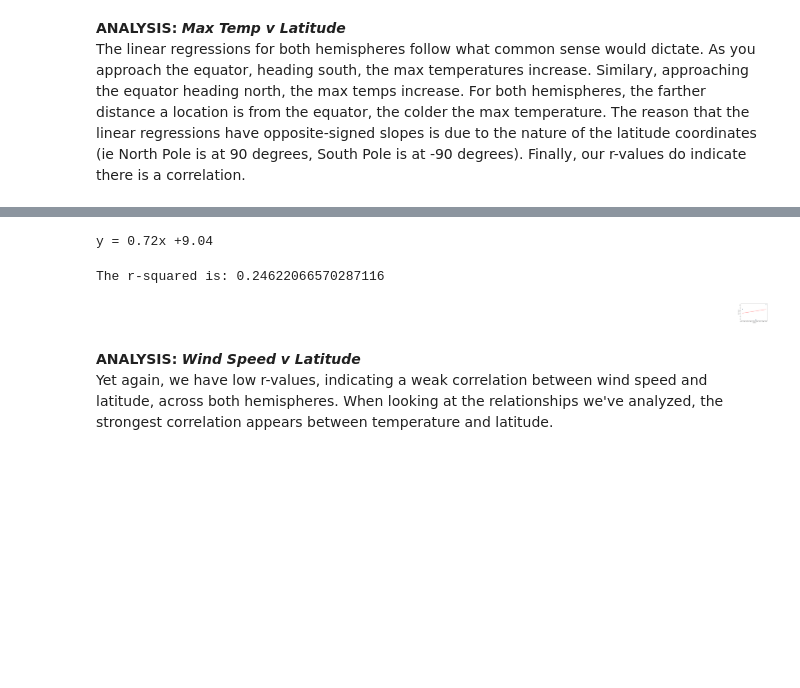
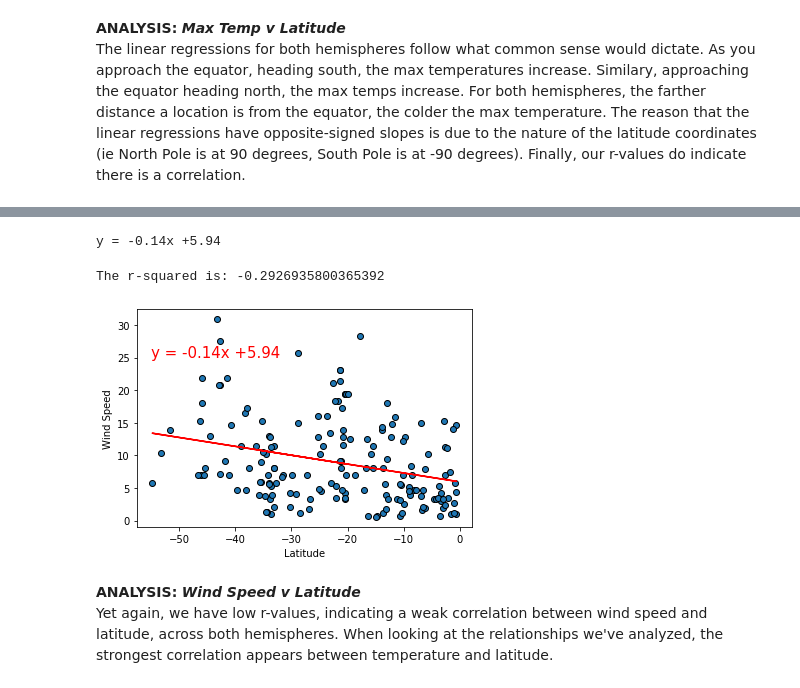
Before and after one commit to VallieTracy/Global-Weather-Analysis, a Jupyter notebook: WeatherPy/WeatherPy.ipynb, the cells around one changed output, grey strips where cells are left out. Saved outputs shown, nothing was run; the diff lists cells and outputs as text; code cells hidden in the pictures; blank space fills up the shorter version.

```diff
--- a/WeatherPy/WeatherPy.ipynb
+++ b/WeatherPy/WeatherPy.ipynb
@@ -65,8 +65,8 @@ lat_lngs = []
 cities = []
 
 #create a set of random lat and lng combinations
-lats = np.random.uniform(low=-10.000, high=4.000, size=1500)
-lngs = np.random.uniform(low=1.000, high=2.000, size=1500)
+lats = np.random.uniform(low=-90.000, high=90.000, size=1500)
+lngs = np.random.uniform(low=-180.000, high=180.000, size=1500)
 lat_lngs = zip(lats, lngs)
 
 # Add a one second interval between queries to stay within API query limits
@@ -717,30 +745,28 @@ Name: Lat, dtype: float64
 line_eq = "y = " + str(round(slope,2)) + "x +" + str(round(intercept,2))
 print(line_eq)
 # %% [output]
-y = 0.72x +9.04
+y = -0.14x +5.94
 # %%
 #create plot
 plt.scatter(x_values,y_values,edgecolors="black")
 plt.plot(x_values,regress_values,"r-")
 
 #label plot and annotate the line equation
 plt.xlabel('Latitude')
 plt.ylabel('Wind Speed')
-plt.annotate(line_eq,(-55,1),fontsize=15,color="red")
+plt.annotate(line_eq,(-55,25),fontsize=15,color="red")
 
 # Print r square value
 print(f"The r-squared is: {rvalue}")
 
-
-
 #save scatter plot to images folder
 plt.savefig(os.path.join("Images","Southern_WindSpeed_v_Latitude.png"))
 
-# Show plot
+#show plot
 plt.show()
 # %% [output]
-The r-squared is: 0.24622066570287116
+The r-squared is: -0.2926935800365392
-[figure, old version]
+[figure, new version]
 # %% [markdown]
 **ANALYSIS:**
 **_Wind Speed v Latitude_**
```
Also changed, not shown: parts of 51 cells of this notebook, 13 other files.
